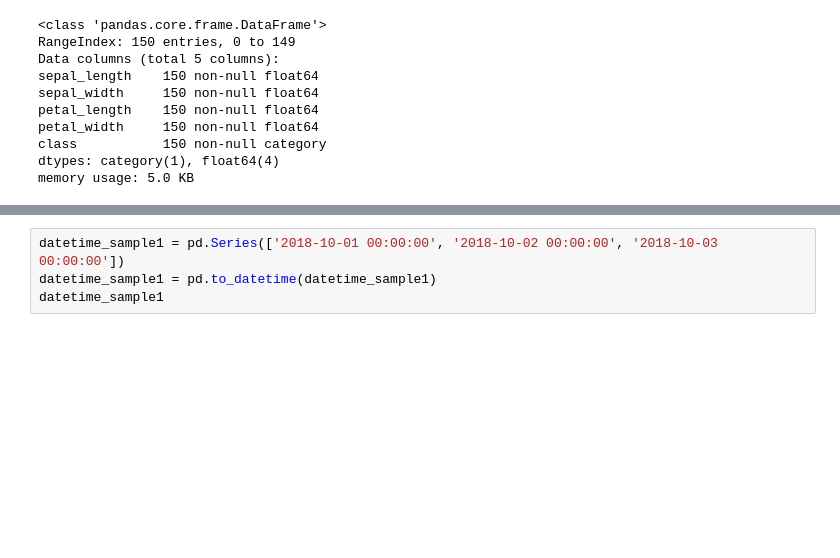
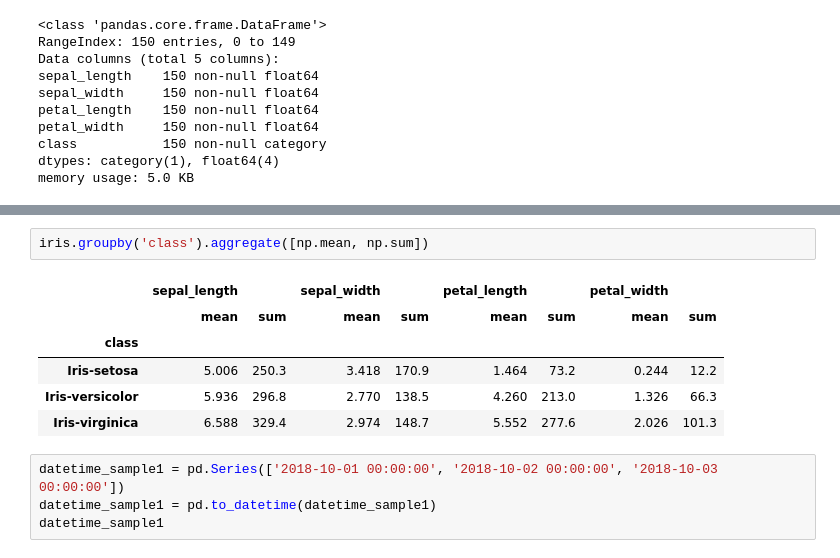
Before and after one commit to itosho/jenga-book, a Jupyter notebook: iris.ipynb, the cells around one changed output, grey strips where cells are left out. Saved outputs shown, nothing was run; the diff lists cells and outputs as text; blank space fills up the shorter version.

```diff
--- a/iris.ipynb
+++ b/iris.ipynb
@@ -53,3 +121,12 @@ memory usage: 5.0 KB
+# %%
+iris.groupby('class').aggregate([np.mean, np.sum])
+# %% [output]
+|  | sepal_length |  | sepal_width |  | petal_length |  | petal_width |  |
+|  | mean | sum | mean | sum | mean | sum | mean | sum |
+| class |  |  |  |  |  |  |  |  |
+| Iris-setosa | 5.006 | 250.3 | 3.418 | 170.9 | 1.464 | 73.2 | 0.244 | 12.2 |
+| Iris-versicolor | 5.936 | 296.8 | 2.770 | 138.5 | 4.260 | 213.0 | 1.326 | 66.3 |
+| Iris-virginica | 6.588 | 329.4 | 2.974 | 148.7 | 5.552 | 277.6 | 2.026 | 101.3 |
 # %%
 datetime_sample1 = pd.Series(['2018-10-01 00:00:00', '2018-10-02 00:00:00', '2018-10-03 00:00:00'])
 datetime_sample1 = pd.to_datetime(datetime_sample1)
```
Also changed, not shown: parts of 7 cells of this notebook, 1 other file.
